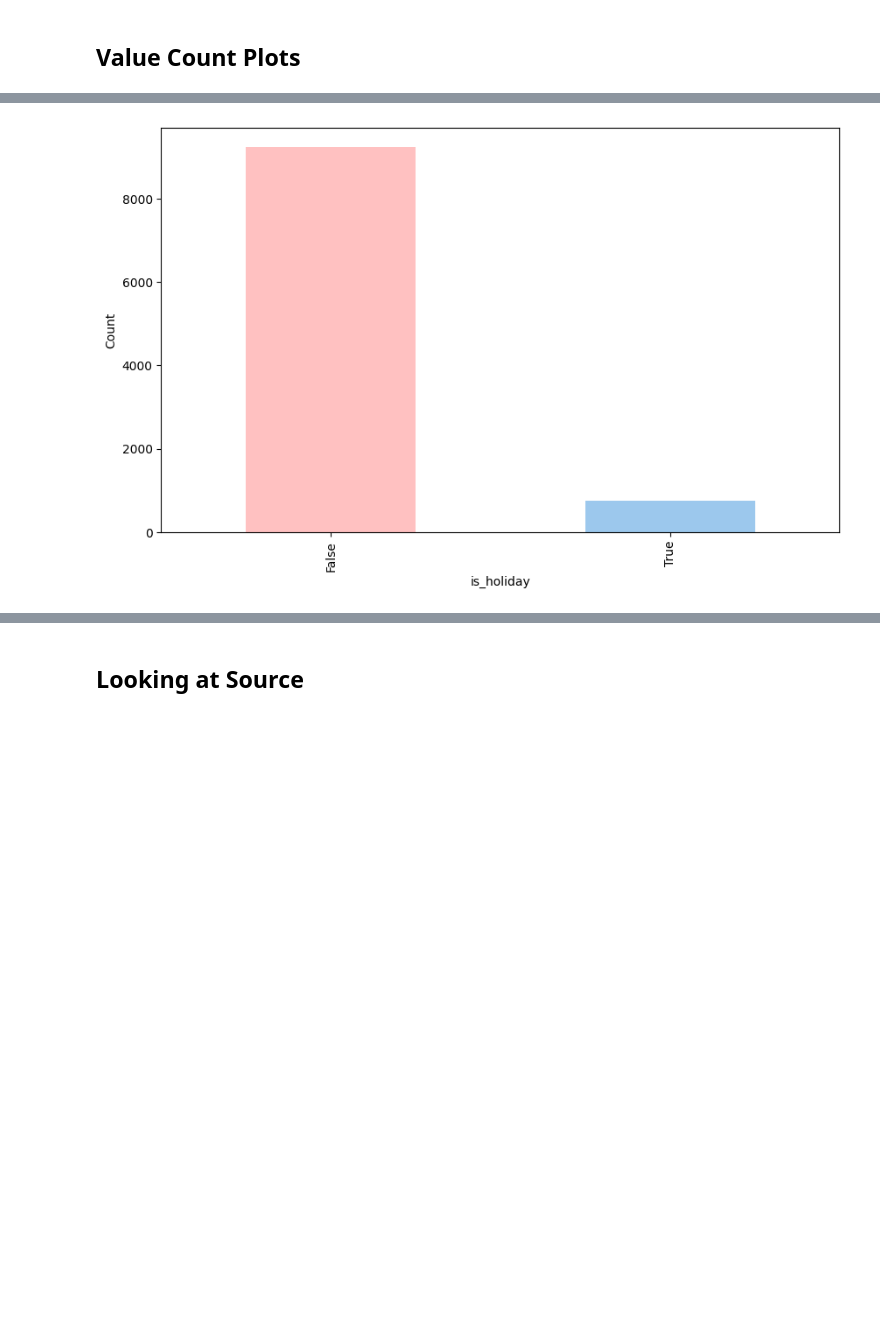
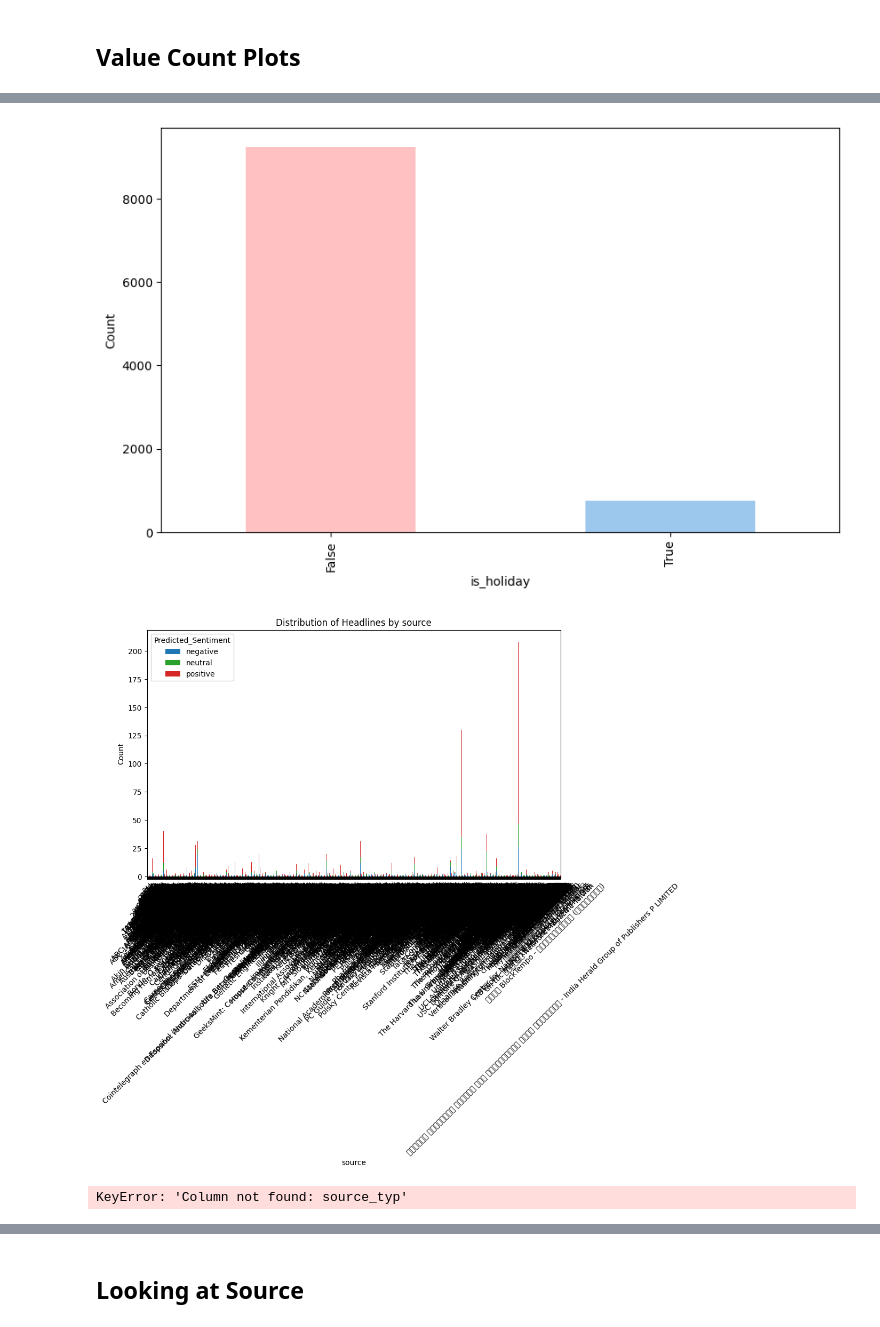
Before and after one commit to ArjunRajpal123/datathon-breaking-bad-data, a Jupyter notebook: eda.ipynb, the cells around one changed output, grey strips where cells are left out. Cells and saved outputs as stored; diff of their text form; code cells hidden in the pictures; blank space fills up the shorter version.

```diff
--- a/eda.ipynb
+++ b/eda.ipynb
@@ -34,7 +34,7 @@ df.head()
 
 import calendar
 # columns_of_interest = ['source', 'country', 'language', "month","day_of_week", "is_weekend", "is_holiday", "source_type", "top_level_domain"]
-columns_of_interest = ['month', "day_of_week", "is_weekend", "is_holiday"]
+columns_of_interest = ['month', "day_of_week", "is_weekend", "is_holiday", "source", "source_type"]
 csfont = {'fontname':'sans'}
 hfont = {'fontname':'sans'}
 month_names = {
@@ -84,32 +84,39 @@ for col in columns_of_interest:
         ax.set_title('Distribution of Headlines by Months', **csfont)
         df[col].value_counts().sort_index().plot(kind='bar', color=contrast_colors[8:14], ax=ax)
         plt.xticks(range(7), calendar.month_name[5:12], rotation=45)  # Set x-axis labels as month names
+    elif col == 'source' or col == 'source_type':
+        ax.set_title('Distribution of Headlines by ' + col.replace("_", " "), **csfont)
+        # plt.xticks(rotation=90)
+        df.groupby([col, 'Predicted_Sentiment'])[col].count().unstack().plot(kind='bar', stacked=True, color=contrast_colors, ax=ax)
+        plt.xticks(rotation=45)
     else:
         df[col].value_counts().plot(kind='bar', color=pastel_colors, ax=ax)
 
     ax.set_xlabel(col, **hfont)
     ax.set_ylabel('Count', **hfont)
     plt.show()
 
 # for col in columns_of_interest:
 #     fig, ax = plt.subplots(figsize=(10, 6))
 
 #     if col == 'day_of_week':
 #         ax.set_title('Distribution of Headline by Day of the Week', **csfont)
 #         plt.xticks(rotation=90)
 #         df.groupby([col, 'Predicted_Sentiment'])[col].count().unstack().reindex(day_order).plot(kind='bar', stacked=True, color=pastel_colors, ax=ax)
 #     elif col == 'month':
 #         ax.set_title('Distribution of Headline by Months', **csfont)
 #         df.groupby([col, 'Predicted_Sentiment'])[col].count().unstack().sort_index().plot(kind='bar', stacked=True, color=pastel_colors, ax=ax)
 #         plt.xticks(range(7), calendar.month_name[5:12], rotation=45)  # Set x-axis labels as month names
 #     else:
 #         df.groupby([col, 'Predicted_Sentiment'])[col].count().unstack().plot(kind='bar', stacked=True, color=pastel_colors, ax=ax)
 
 #     ax.set_xlabel(col, **hfont)
 #     ax.set_ylabel('Count', **hfont)
 #     plt.show()
 # %% [output]
 [figure]
 [figure]
 [figure]
 [figure]
+[figure, added]
+KeyError: 'Column not found: source_typ'
```
Also changed, not shown: parts of 1 cell of this notebook.
